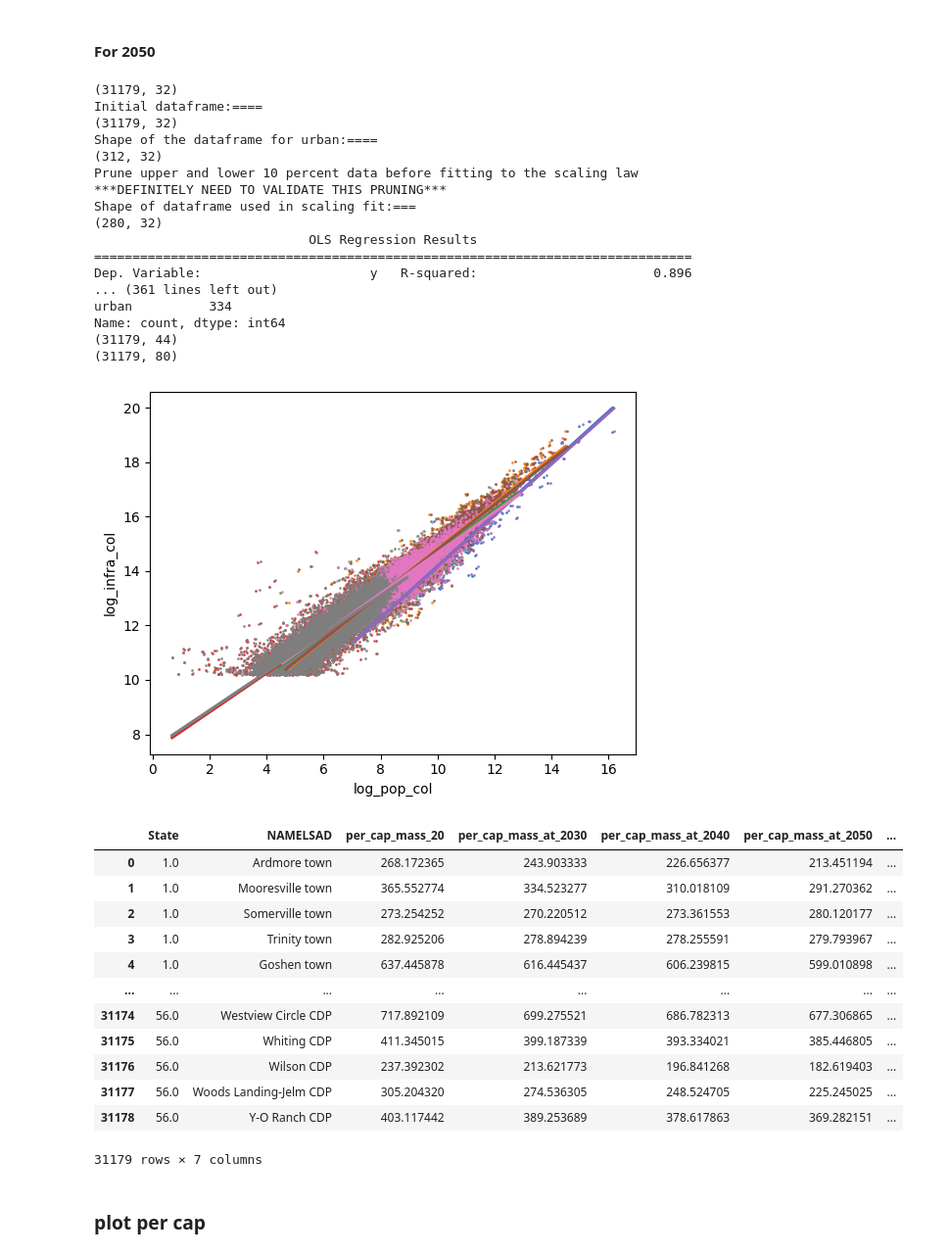
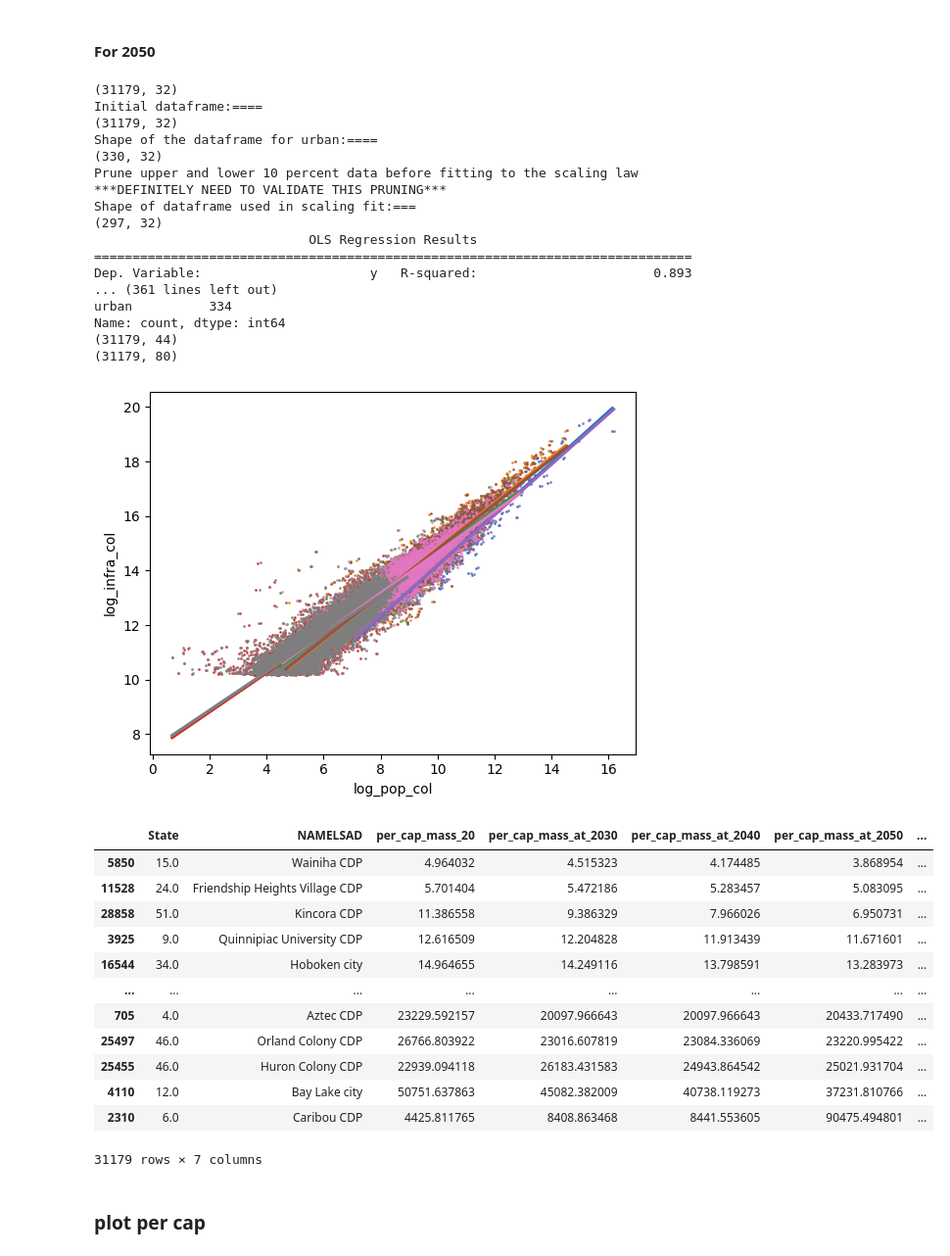
Before and after one commit to usutradhar/quantify-infrastructure, a Jupyter notebook: readGHSLData_modified.ipynb, the cells around one changed output. Shown: that part at 98% size. Drawn from its saved outputs; the diff is of its cells as text; code cells hidden in the pictures.

```diff
--- a/readGHSLData_modified.ipynb
+++ b/readGHSLData_modified.ipynb
@@ -508,9 +508,14 @@ def find_next_stock(df, current_stock_col, current_pop_col, next_pop_col, cityty
 
     df_stocks_iter = pd.DataFrame()
 
+    if t == 2030:
+        citytype_col = 'city type'
+    else:
+        citytype_col = 'citytype_at_' + str(t-10)
+
     df['per_cap_mass_t1'] = df[current_stock_col] / df[current_pop_col]
     df_nonzero = df[df[current_pop_col] !=0]
-    df_nonzero_city = df_nonzero[df_nonzero['city type'] == citytype]
+    df_nonzero_city = df_nonzero[df_nonzero[citytype_col] == citytype]
     print(f"Shape of the dataframe for {citytype}:====")
     print(df_nonzero_city.shape)
 
@@ -767,35 +772,35 @@ print(building_clean.shape)
 Initial dataframe:====
 (31179, 32)
 Shape of the dataframe for urban:====
-(312, 32)
+(330, 32)
 Prune upper and lower 10 percent data before fitting to the scaling law
 ***DEFINITELY NEED TO VALIDATE THIS PRUNING***
 Shape of dataframe used in scaling fit:===
-(280, 32)
+(297, 32)
                             OLS Regression Results
 ==============================================================================
-Dep. Variable:                      y   R-squared:                       0.896
+Dep. Variable:                      y   R-squared:                       0.893
 ... (361 lines left out)
 urban          334
 Name: count, dtype: int64
 (31179, 44)
 (31179, 80)
-[figure, old version]
+[figure, new version]
 # %%
-building_clean[['State', 'NAMELSAD', 'per_cap_mass_20', 'per_cap_mass_at_2030', 'per_cap_mass_at_2040', 'per_cap_mass_at_2050','per_cap_mass_at_2060',]]
+building_clean[['State', 'NAMELSAD', 'per_cap_mass_20', 'per_cap_mass_at_2030', 'per_cap_mass_at_2040', 'per_cap_mass_at_2050','per_cap_mass_at_2060',]].sort_values(by='per_cap_mass_at_2060')
 # %% [output]
 |  | State | NAMELSAD | per_cap_mass_20 | per_cap_mass_at_2030 | per_cap_mass_at_2040 | per_cap_mass_at_2050 | ... |
-| 0 | 1.0 | Ardmore town | 268.172365 | 243.903333 | 226.656377 | 213.451194 | ... |
-| 1 | 1.0 | Mooresville town | 365.552774 | 334.523277 | 310.018109 | 291.270362 | ... |
-| 2 | 1.0 | Somerville town | 273.254252 | 270.220512 | 273.361553 | 280.120177 | ... |
-| 3 | 1.0 | Trinity town | 282.925206 | 278.894239 | 278.255591 | 279.793967 | ... |
-| 4 | 1.0 | Goshen town | 637.445878 | 616.445437 | 606.239815 | 599.010898 | ... |
+| 5850 | 15.0 | Wainiha CDP | 4.964032 | 4.515323 | 4.174485 | 3.868954 | ... |
+| 11528 | 24.0 | Friendship Heights Village CDP | 5.701404 | 5.472186 | 5.283457 | 5.083095 | ... |
+| 28858 | 51.0 | Kincora CDP | 11.386558 | 9.386329 | 7.966026 | 6.950731 | ... |
+| 3925 | 9.0 | Quinnipiac University CDP | 12.616509 | 12.204828 | 11.913439 | 11.671601 | ... |
+| 16544 | 34.0 | Hoboken city | 14.964655 | 14.249116 | 13.798591 | 13.283973 | ... |
 | ... | ... | ... | ... | ... | ... | ... | ... |
-| 31174 | 56.0 | Westview Circle CDP | 717.892109 | 699.275521 | 686.782313 | 677.306865 | ... |
-| 31175 | 56.0 | Whiting CDP | 411.345015 | 399.187339 | 393.334021 | 385.446805 | ... |
-| 31176 | 56.0 | Wilson CDP | 237.392302 | 213.621773 | 196.841268 | 182.619403 | ... |
-| 31177 | 56.0 | Woods Landing-Jelm CDP | 305.204320 | 274.536305 | 248.524705 | 225.245025 | ... |
-| 31178 | 56.0 | Y-O Ranch CDP | 403.117442 | 389.253689 | 378.617863 | 369.282151 | ... |
+| 705 | 4.0 | Aztec CDP | 23229.592157 | 20097.966643 | 20097.966643 | 20433.717490 | ... |
+| 25497 | 46.0 | Orland Colony CDP | 26766.803922 | 23016.607819 | 23084.336069 | 23220.995422 | ... |
+| 25455 | 46.0 | Huron Colony CDP | 22939.094118 | 26183.431583 | 24943.864542 | 25021.931704 | ... |
+| 4110 | 12.0 | Bay Lake city | 50751.637863 | 45082.382009 | 40738.119273 | 37231.810766 | ... |
+| 2310 | 6.0 | Caribou CDP | 4425.811765 | 8408.863468 | 8441.553605 | 90475.494801 | ... |
 31179 rows × 7 columns
 # %% [markdown]
 ### plot per cap
```
Also changed, not shown: parts of 2 cells of this notebook.
